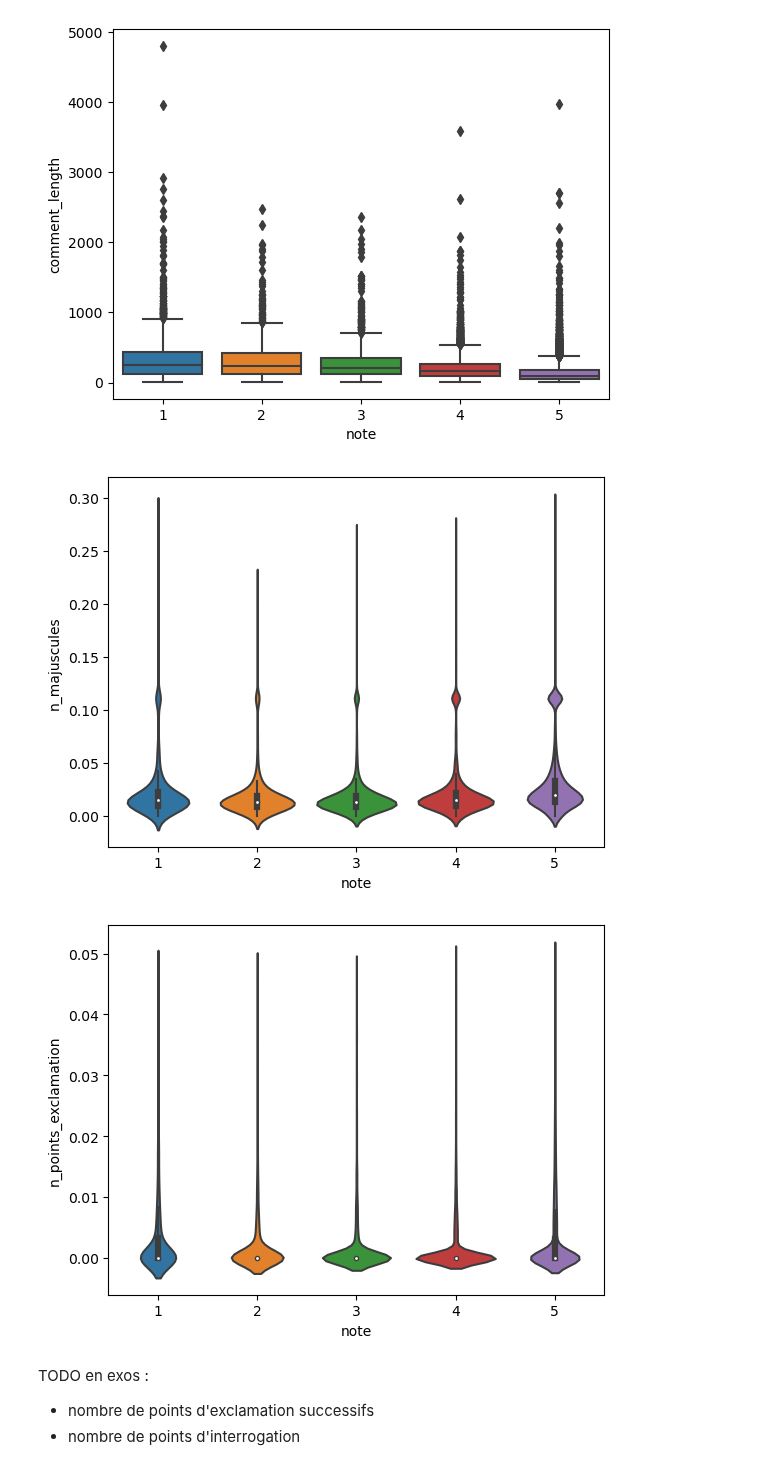
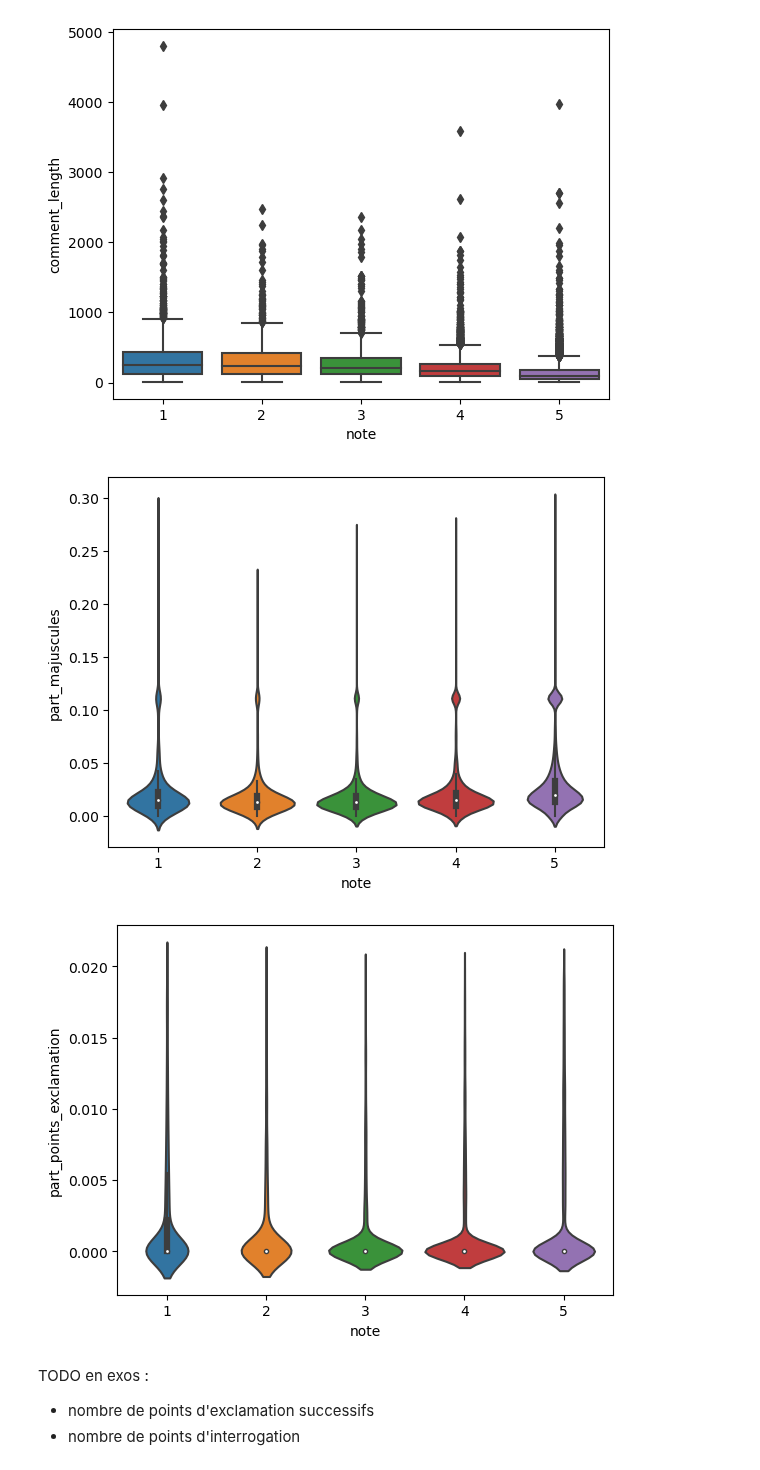
Before and after one commit to InseeFrLab/funathon2023_sujet5, a Jupyter notebook: tutoriel.ipynb, the cells around one changed output. Saved outputs shown, nothing was run; the diff lists cells and outputs as text; code cells hidden in the pictures.

```diff
--- a/tutoriel.ipynb
+++ b/tutoriel.ipynb
@@ -544,18 +538,18 @@ df['part_points_exclamation'] = df['comment'].apply(compte_points_exclamation)
 # Lien entre le nombre de majuscules et la note
 data = df[df["part_majuscules"] < 0.3]
 fig, ax = plt.subplots()
-sns.violinplot(x="note", y="n_majuscules", data=data, ax=ax)
+sns.violinplot(x="note", y="part_majuscules", data=data, ax=ax)
 plt.show()
 # %% [output]
-[figure, old version]
+[figure, new version]
 # %%
 # Lien entre le nombre de points d'exclamation et la note
-data = df[df["part_points_exclamation"] < 0.05]
+data = df[df["part_points_exclamation"] < 0.02]
 fig, ax = plt.subplots()
-sns.violinplot(x="note", y="n_points_exclamation", data=data, ax=ax)
+sns.violinplot(x="note", y="part_points_exclamation", data=data, ax=ax)
 plt.show()
 # %% [output]
-[figure, old version]
+[figure, new version]
 # %% [markdown]
 TODO en exos :
 - nombre de points d'exclamation successifs
```
Also changed, not shown: parts of 8 cells of this notebook, 1 other file.
